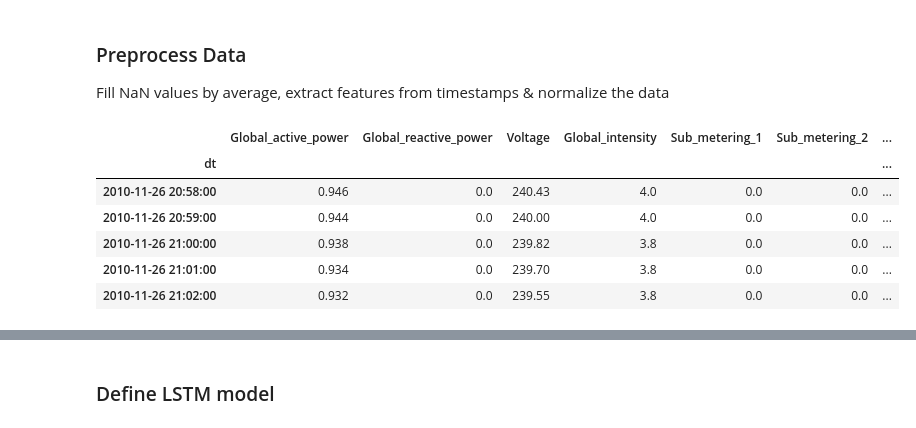
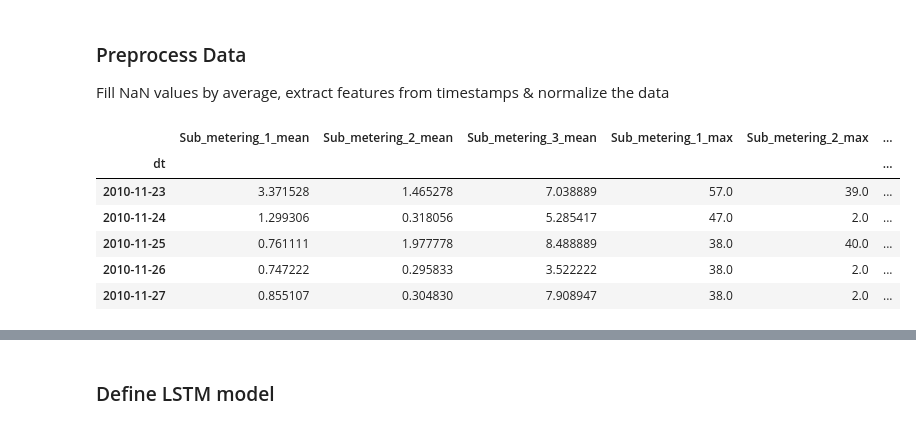
Before and after one commit to Gci04/Household-Power-Consumption, a Jupyter notebook: src/Household_Power_Prediction.ipynb, the cells around one changed output, grey strips where cells are left out. Cells and saved outputs as stored; diff of their text form; code cells hidden in the pictures.

```diff
--- a/src/Household_Power_Prediction.ipynb
+++ b/src/Household_Power_Prediction.ipynb
@@ -93,15 +107,35 @@ col = ["hour","day" ,"dayofweek", "month" , "interval" , "season"]
+# %%
+#Optional : Data can be grouped using timestamps by specific time i.e 1hr, 3hrs
+# grouped_24h = df.groupby(pd.Grouper(freq='24h', base=0, label='right')).mean()
+
+grouped_max = df.groupby(pd.Grouper(freq='24h', base=0, label='right')).max()
+grouped_mean = df.groupby(pd.Grouper(freq='24h', base=0, label='right')).mean()
+grouped_min = df.groupby(pd.Grouper(freq='24h', base=0, label='right')).min()
+# list(data.columns)
+# grouped_24h.head()
+# %%
+grouped_mean.rename(columns={"Sub_metering_1": "Sub_metering_1_mean","Sub_metering_2": "Sub_metering_2_mean",\
+                     "Sub_metering_3": "Sub_metering_3_mean"},inplace=True)
+grouped_max.rename(columns={"Sub_metering_1": "Sub_metering_1_max","Sub_metering_2": "Sub_metering_2_max",\
+                     "Sub_metering_3": "Sub_metering_3_max"},inplace=True)
+grouped_min.rename(columns={"Sub_metering_1": "Sub_metering_1_min","Sub_metering_2": "Sub_metering_2_min",\
+                     "Sub_metering_3": "Sub_metering_3_min"},inplace=True)
+
+data =  grouped_mean.merge(grouped_max,on='dt').merge(grouped_min,on='dt')
+data.sort_index(inplace=True) #make sure data is sorted by date
+data.tail()
+# %% [output]
+|  | Sub_metering_1_mean | Sub_metering_2_mean | Sub_metering_3_mean | Sub_metering_1_max | Sub_metering_2_max | ... |
+| dt |  |  |  |  |  | ... |
+| 2010-11-23 | 3.371528 | 1.465278 | 7.038889 | 57.0 | 39.0 | ... |
+| 2010-11-24 | 1.299306 | 0.318056 | 5.285417 | 47.0 | 2.0 | ... |
+| 2010-11-25 | 0.761111 | 1.977778 | 8.488889 | 38.0 | 40.0 | ... |
+| 2010-11-26 | 0.747222 | 0.295833 | 3.522222 | 38.0 | 2.0 | ... |
+| 2010-11-27 | 0.855107 | 0.304830 | 7.908947 | 38.0 | 2.0 | ... |
 # %%
 #Generate aditional features from timestamp then append to exixting data
-additional_featues = pd.DataFrame(data = [features_from_timestamp(i) for i in df.index ],columns=col).set_index(df.index)
-data = df.merge(additional_featues,on="dt")
-data.sort_index(inplace=True) #make sure data is sorted by date
-data.tail()
+# additional_featues = pd.DataFrame(data = [features_from_timestamp(i) for i in df.index ],columns=col).set_index(df.index)
+# data = df.merge(additional_featues,on="dt")
+# data.sort_index(inplace=True) #make sure data is sorted by date
+# data.tail()
-# %% [output]
-|  | Global_active_power | Global_reactive_power | Voltage | Global_intensity | Sub_metering_1 | Sub_metering_2 | ... |
-| dt |  |  |  |  |  |  | ... |
-| 2010-11-26 20:58:00 | 0.946 | 0.0 | 240.43 | 4.0 | 0.0 | 0.0 | ... |
-| 2010-11-26 20:59:00 | 0.944 | 0.0 | 240.00 | 4.0 | 0.0 | 0.0 | ... |
-| 2010-11-26 21:00:00 | 0.938 | 0.0 | 239.82 | 3.8 | 0.0 | 0.0 | ... |
-| 2010-11-26 21:01:00 | 0.934 | 0.0 | 239.70 | 3.8 | 0.0 | 0.0 | ... |
-| 2010-11-26 21:02:00 | 0.932 | 0.0 | 239.55 | 3.8 | 0.0 | 0.0 | ... |
 # %%
```
Also changed, not shown: parts of 13 cells of this notebook.
